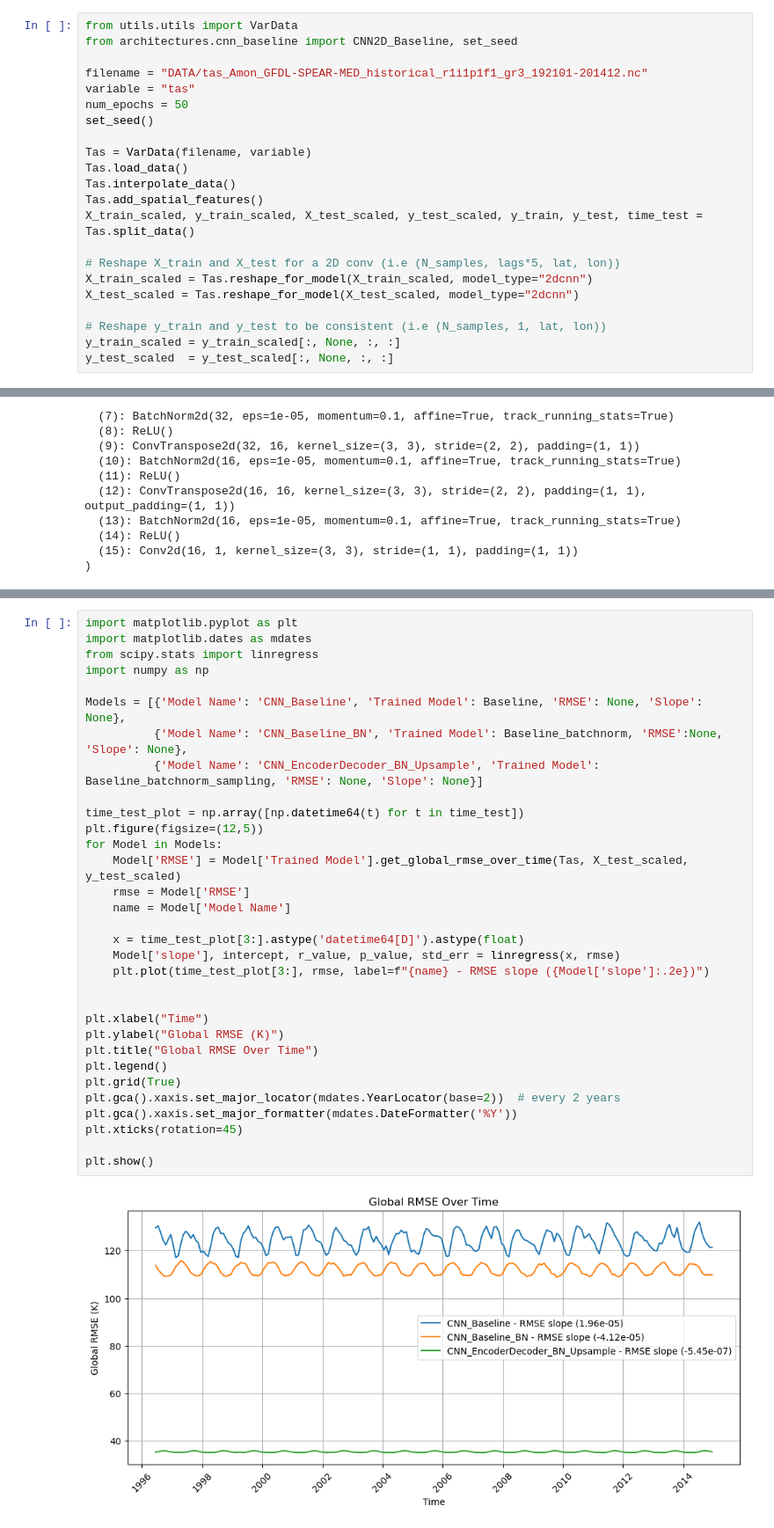
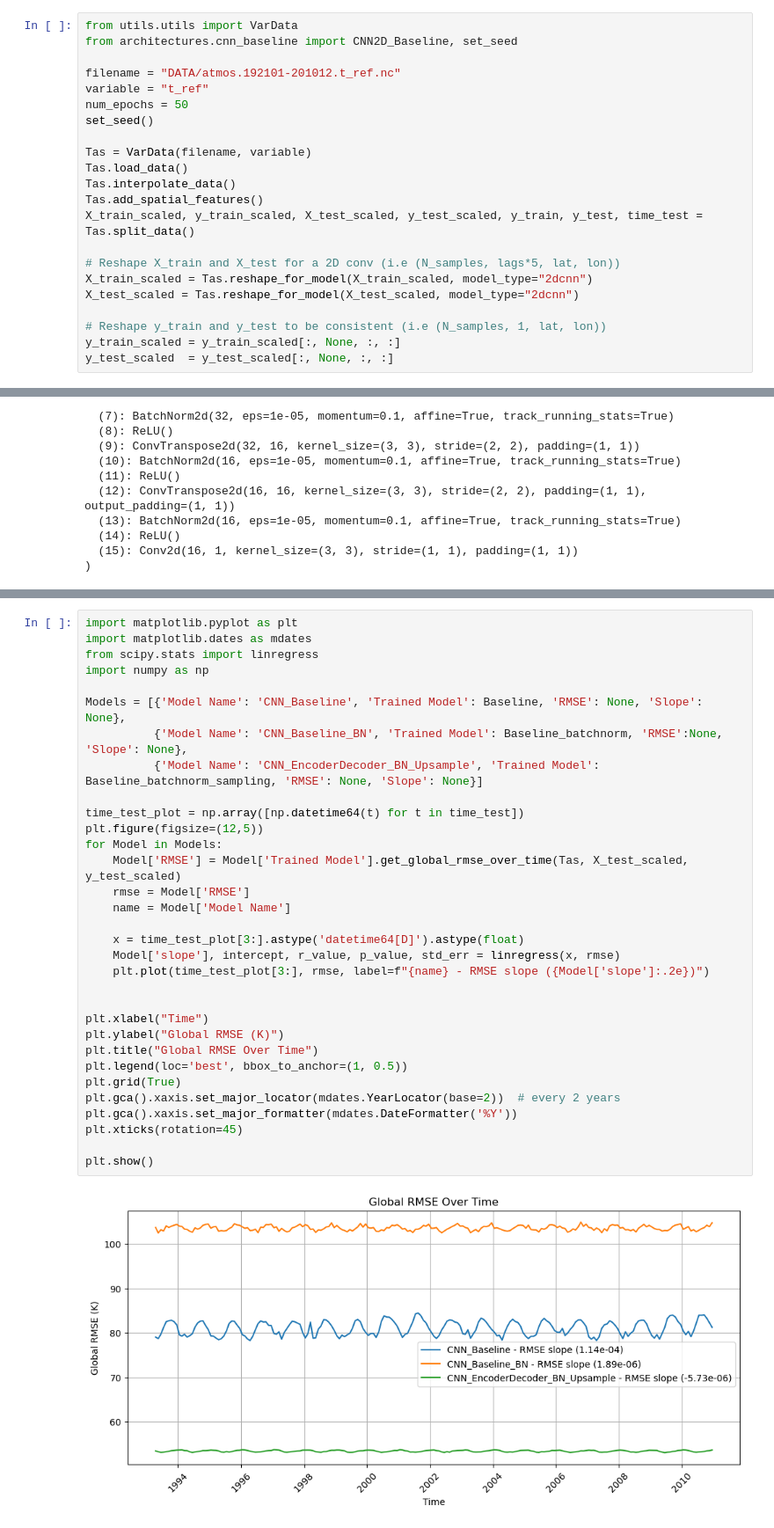
Before and after one commit to uramirez8707/SPEAR_emulator, a Jupyter notebook: Phase1.ipynb, the cells around one changed output, grey strips where cells are left out. Shown at 88% size. Cells and saved outputs as stored; diff of their text form.

Commit message:
update the data files for step 1, prepare the data for multiple variables

```diff
--- a/Phase1.ipynb
+++ b/Phase1.ipynb
@@ -10,8 +10,8 @@ Plan:
 from utils.utils import VarData
 from architectures.cnn_baseline import CNN2D_Baseline, set_seed
 
-filename = "DATA/tas_Amon_GFDL-SPEAR-MED_historical_r1i1p1f1_gr3_192101-201412.nc"
-variable = "tas"
+filename = "DATA/atmos.192101-201012.t_ref.nc"
+variable = "t_ref"
 num_epochs = 50
 set_seed()
 
@@ -139,32 +139,32 @@ import matplotlib.pyplot as plt
 import matplotlib.dates as mdates
 from scipy.stats import linregress
 import numpy as np
 
 Models = [{'Model Name': 'CNN_Baseline', 'Trained Model': Baseline, 'RMSE': None, 'Slope': None},
           {'Model Name': 'CNN_Baseline_BN', 'Trained Model': Baseline_batchnorm, 'RMSE':None, 'Slope': None},
           {'Model Name': 'CNN_EncoderDecoder_BN_Upsample', 'Trained Model': Baseline_batchnorm_sampling, 'RMSE': None, 'Slope': None}]
 
 time_test_plot = np.array([np.datetime64(t) for t in time_test])
 plt.figure(figsize=(12,5))
 for Model in Models:
     Model['RMSE'] = Model['Trained Model'].get_global_rmse_over_time(Tas, X_test_scaled, y_test_scaled)
     rmse = Model['RMSE']
     name = Model['Model Name']
 
     x = time_test_plot[3:].astype('datetime64[D]').astype(float)
     Model['slope'], intercept, r_value, p_value, std_err = linregress(x, rmse)
     plt.plot(time_test_plot[3:], rmse, label=f"{name} - RMSE slope ({Model['slope']:.2e})")
 
 
 plt.xlabel("Time")
 plt.ylabel("Global RMSE (K)")
 plt.title("Global RMSE Over Time")
-plt.legend()
+plt.legend(loc='best', bbox_to_anchor=(1, 0.5))
 plt.grid(True)
 plt.gca().xaxis.set_major_locator(mdates.YearLocator(base=2))  # every 2 years
 plt.gca().xaxis.set_major_formatter(mdates.DateFormatter('%Y'))
 plt.xticks(rotation=45)
 
 plt.show()
 # %% [output]
-[figure, old version]
+[figure, new version]
```
Also changed, not shown: parts of 3 cells of this notebook, 1 other file.
